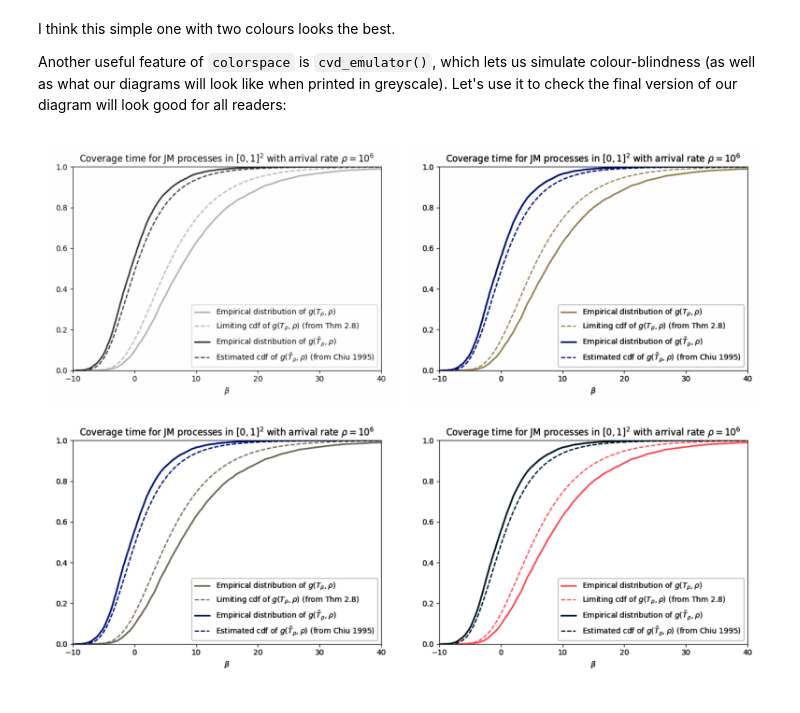
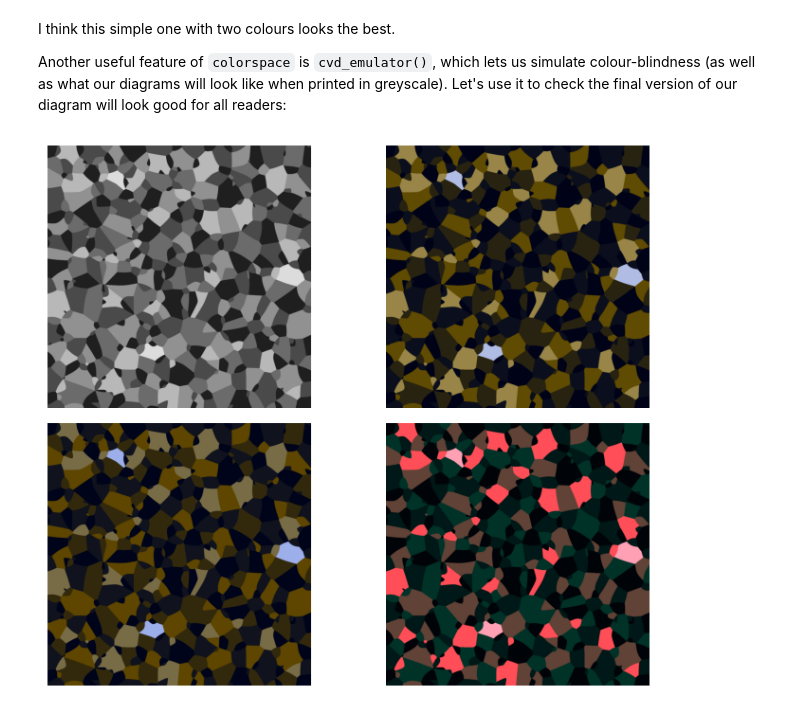
Before and after one commit to frankiehiggs/johnson-mehl, a Jupyter notebook: color-choice.ipynb, the cells around one changed output. Saved outputs shown, nothing was run; the diff lists cells and outputs as text; code cells hidden in the pictures.

```diff
--- a/color-choice.ipynb
+++ b/color-choice.ipynb
@@ -98,6 +98,6 @@ I think this simple one with two colours looks the best.
 
 Another useful feature of `colorspace` is `cvd_emulator()`, which lets us simulate colour-blindness (as well as what our diagrams will look like when printed in greyscale). Let's use it to check the final version of our diagram will look good for all readers:
 # %%
-colorspace.cvd_emulator('jm_diagram.png', ["desaturate", "deutan", "protan", "tritan"],figsize=(8,6))
+colorspace.cvd_emulator('jm.PNG', ["desaturate", "deutan", "protan", "tritan"],figsize=(8,6))
 # %% [output]
-[figure, old version]
+[figure, new version]
```
Also changed, not shown: 3 other files.
